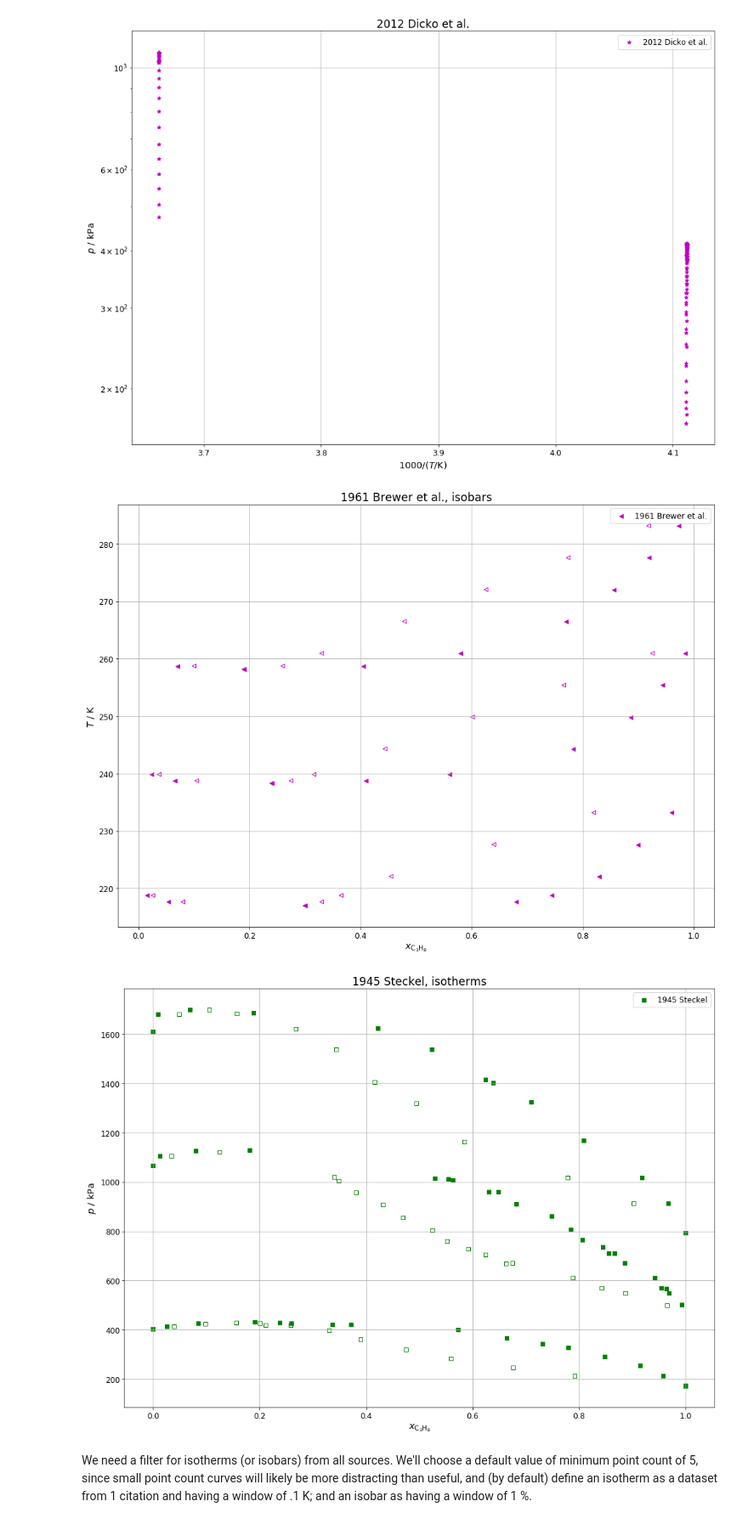
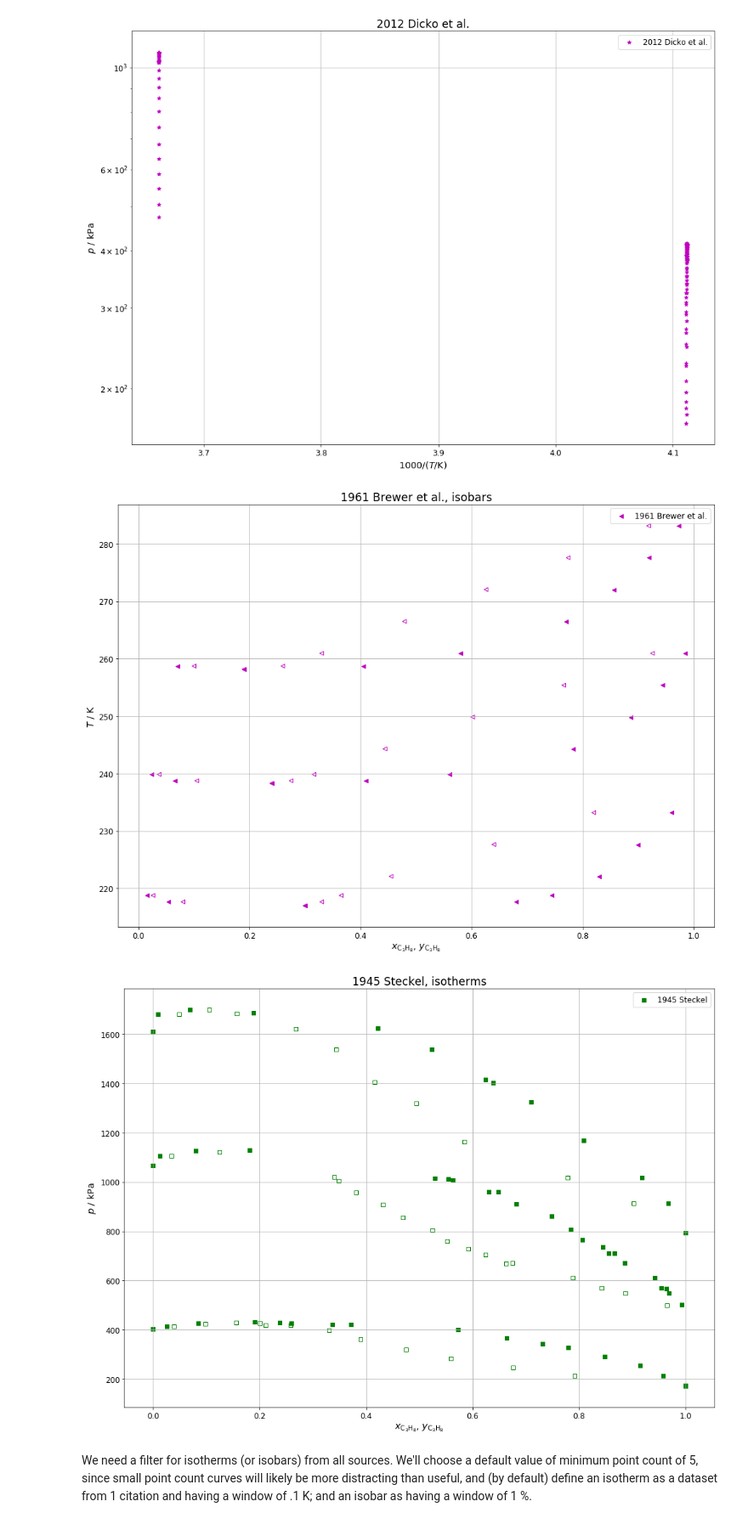
Before and after one commit to usnistgov/PPEPPD2019-data, a Jupyter notebook: EDA.ipynb, the cells around one changed output. Shown at 85% size. Saved outputs shown, nothing was run; the diff lists cells and outputs as text; code cells hidden in the pictures.

```diff
--- a/EDA.ipynb
+++ b/EDA.ipynb
@@ -276,12 +277,12 @@ def arrhenius (source_df, title=None, axes=None):
         plt.subplots(1,1)
         axes = plt.subplot(1,1,1)
 
-    Tinv = '$ 1000 / (T / \mathrm{K}) $'
+    LTinv = '$ 1000 / (T / \mathrm{K}) $'
     df = source_df.copy();
-    df[Tinv] = 1000/df[T]
+    df[LTinv] = 1000/df[LT]
     axes.semilogy()
 
-    plot_set(df,x=Tinv,y=p, title=title, axes=axes)
+    plot_set(df,x=LTinv,y=Lp, title=title, axes=axes)
 
 arrhenius(az_df)
 # %% [output]
@@ -331,15 +332,15 @@ plot_grid(crit_df, crit_df.columns[[1,2,3,4]], title='Critical Data')
 ### Vapor-Liquid Equilibrium
 # %%
 VLE_df = pdd['VLE'].drop(columns='#')
-VLE_df = VLE_df.rename(columns={'Liquid mole fraction of propane':xC3,
-                                'Temperature/ K':T,
-                                'Gas mole fraction of propane':yC3,
-                                'Pressure / kPa':p,
+VLE_df = VLE_df.rename(columns={'Liquid mole fraction of propane':LxC3,
+                                'Temperature/ K':LT,
+                                'Gas mole fraction of propane':LyC3,
+                                'Pressure / kPa':Lp,
                                })
 VLE_df = VLE_df[VLE_df.columns[[0,5,3,2,4,1,6,7]]]
 VLE_df.style.apply(color_row, axis=1).                             \
               applymap(color_nan).                                  \
-              format({T: '{:0.2f}',p: '{:0.4g}',xC3: '{:0.3f}', xC3: '{:0.3f}'})
+              format({LT: '{:0.2f}',Lp: '{:0.4g}',LxC3: '{:0.3f}', LxC3: '{:0.3f}'})
 # %% [output]
 [interactive output not drawn]
 # %%
@@ -347,8 +348,8 @@ arrhenius(VLE_df)
 # %% [output]
 [figure]
 # %%
-for src in VLE_df[source].unique():
-    arrhenius(VLE_df[VLE_df[source]==src], title=src)
+for src in VLE_df[Lsource].unique():
+    arrhenius(VLE_df[VLE_df[Lsource]==src], title=src)
 # %% [output]
 [figure]
 [figure]
@@ -361,22 +362,22 @@ for src in VLE_df[source].unique():
 # %%
 def VLE_plot_set(df, prop, title=None, axes=None, lines=None):
     if lines == None:
-        lines = 'Set' in df.columns
+        lines = Lset in df.columns
 
     if not axes:
         plt.subplots(1,1)
         axes = plt.subplot(1,1,1)
 
     # Process in blocks of citations and sets, if sets are present
-    for src in df[source].unique():
+    for src in df[Lsource].unique():
         # Basic requirements
-        base_mask = (df[source]==src) & (df[prop].notnull())
-        if rejected in df.columns:
-            base_mask &= ~df[rejected].astype(bool)
+        base_mask = (df[Lsource]==src) & (df[prop].notnull())
+        if Lrejected in df.columns:
+            base_mask &= ~df[Lrejected].astype(bool)
 
         # Bin by sets if present
-        if 'Set' in df.columns:
-            masks = [base_mask & (df['Set']==i) for i in df['Set'].unique()]
+        if Lset in df.columns:
+            masks = [base_mask & (df[Lset]==i) for i in df[Lset].unique()]
         else:
             masks = [base_mask]
 
@@ -392,58 +393,60 @@ def VLE_plot_set(df, prop, title=None, axes=None, lines=None):
 
         # Cycle over bins, writing to the legend on only the first loop
         for mask in masks:
-            if sum(mask & df[xC3].notnull()) != 0:
+            if sum(mask & df[LxC3].notnull()) != 0:
                 if 'marker' in xm_kw: # Solid symbols for liquid mole fraction
                     if seen_legend:
                         xm_kw['label'] = '__nolegend__'
-                    axes.scatter(df[xC3][mask & df[xC3].notnull()],
-                                 df[prop][mask & df[xC3].notnull()],
+                    axes.scatter(df[LxC3][mask & df[LxC3].notnull()],
+                                 df[prop][mask & df[LxC3].notnull()],
                                  **xm_kw
                             )
                     seen_legend = True
 
                 if lines: # Solid line connecting liquid mole fraction
                     if seen_legend:
                         xl_kw['label'] = '__nolegend__'
-                    axes.plot(df[xC3][mask & df[xC3].notnull()],
-                              df[prop][mask & df[xC3].notnull()],
+                    tmp_df = df[mask & df[LxC3].notnull()].sort_values([LxC3])
+                    axes.plot(tmp_df[LxC3],
+                              tmp_df[prop],
                               **xl_kw
                             )
                     seen_legend = True
 
-            if sum(mask & df[yC3].notnull()) != 0:
+            if sum(mask & df[LyC3].notnull()) != 0:
                 if 'marker' in xm_kw: # Hollow symbols for vapor mole fraction
                     if seen_legend:
                         ym_kw['label'] = '__nolegend__'
-                    axes.scatter(df[yC3][mask & df[yC3].notnull()],
-                                 df[prop][mask & df[yC3].notnull()],
+                    axes.scatter(df[LyC3][mask & df[LyC3].notnull()],
+                                 df[prop][mask & df[LyC3].notnull()],
                                  **ym_kw
                             )
                     seen_legend = True
 
                 if lines: # Dashed line connecting vapor mole fraction
                     if seen_legend:
                         yl_kw['label'] = '__nolegend__'
-                    axes.plot(df[yC3][mask & df[yC3].notnull()],
-                              df[prop][mask & df[yC3].notnull()],
+                    tmp_df = df[mask & df[LyC3].notnull()].sort_values([LyC3])
+                    axes.plot(tmp_df[LyC3],
+                              tmp_df[prop],
                               **yl_kw
-                            )
+                             )
                     seen_legend = True
 
     if title:
         axes.set_title(title)
-    axes.set_xlabel(xC3)
+    axes.set_xlabel('{}, {}'.format(LxC3,LyC3))
     axes.set_ylabel(prop)
     axes.legend()
 
 # src = '1940 Gilliland & Scheeline'
 src = '1961 Brewer et al.'
-VLE_plot_set(VLE_df[VLE_df[source]==src],T, title='{}, isobars'.format(src))
+VLE_plot_set(VLE_df[VLE_df[Lsource]==src],LT, title='{}, isobars'.format(src))
 src = '1945 Steckel'
-VLE_plot_set(VLE_df[VLE_df[source]==src],p, title='{}, isotherms'.format(src))
+VLE_plot_set(VLE_df[VLE_df[Lsource]==src],Lp, title='{}, isotherms'.format(src))
 # %% [output]
-[figure, old version]
+[figure, new version]
-[figure, old version]
+[figure, new version]
 # %% [markdown]
 We need a filter for isotherms (or isobars) from all sources.  We'll choose a default value of minimum point count of 5, since small point count curves will likely be more distracting than useful, and (by default) define an isotherm as a dataset from 1 citation and having a window of .1 K;  and an isobar as having a window of 1 %.
 # %%
```
Also changed, not shown: parts of 19 cells of this notebook.
